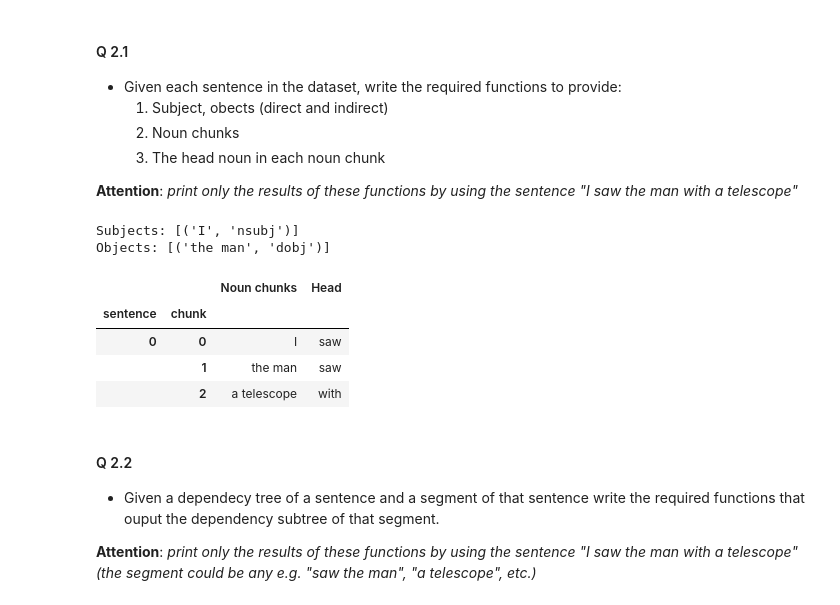
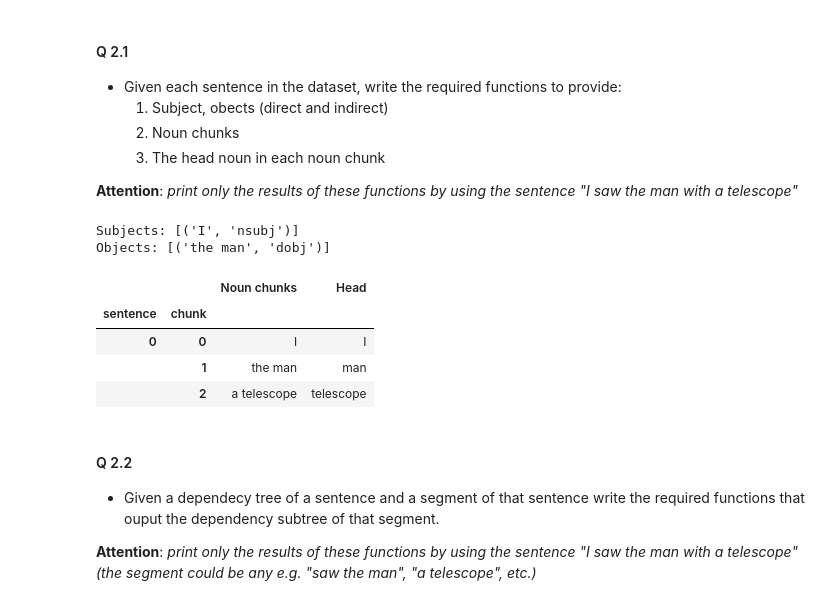
Before and after one commit to Momofil31/NLU-Midterm-Assignment, a Jupyter notebook: NLU midterm 2022.ipynb, the cells around one changed output. Drawn from its saved outputs; the diff is of its cells as text; code cells hidden in the pictures.

Commit message:
:bug: Fix Q2.1 printing head of the noun chunk

```diff
--- a/NLU midterm 2022.ipynb
+++ b/NLU midterm 2022.ipynb
@@ -216,7 +216,7 @@ def get_noun_chunk_heads(sent):
     '''Return noun chunk heads list'''
     noun_chunk_heads = []
     for i, chunk in enumerate(sent.noun_chunks):
-        noun_chunk_heads.append(chunk.root.head)
+        noun_chunk_heads.append(chunk.root.text)
     return noun_chunk_heads
 
 
@@ -230,36 +230,36 @@ def get_indexes(sents):
 
 
 example_sent = "I saw the man with a telescope."
 spacy_nlp = en_core_web_sm.load()
 spacy_doc = spacy_nlp(example_sent)
 
 noun_chunks = []
 noun_chunk_heads = []
 
 for sent_idx, sent in enumerate(spacy_doc.sents):
     # print objects and subjects of example sentence
     print(f"Subjects: {get_subjects(sent)}")
     print(f"Objects: {get_objects(sent)}")
     noun_chunks.extend(get_noun_chunks(sent))
     noun_chunk_heads.extend(get_noun_chunk_heads(sent))
 
 indexes = get_indexes(spacy_doc.sents)
 
 nc = dict()
 nc["Noun chunks"] = noun_chunks
 nc["Head"] = noun_chunk_heads
 
 indexes = pd.MultiIndex.from_tuples(indexes, names=["sentence", "chunk"])
 df = pd.DataFrame(nc, index=indexes)
 df
 # %% [output]
 Subjects: [('I', 'nsubj')]
 Objects: [('the man', 'dobj')]
 |  |  | Noun chunks | Head |
 | sentence | chunk |  |  |
-| 0 | 0 | I | saw |
-|  | 1 | the man | saw |
-|  | 2 | a telescope | with |
+| 0 | 0 | I | I |
+|  | 1 | the man | man |
+|  | 2 | a telescope | telescope |
 # %% [markdown]
 #### Q 2.2
 
```
